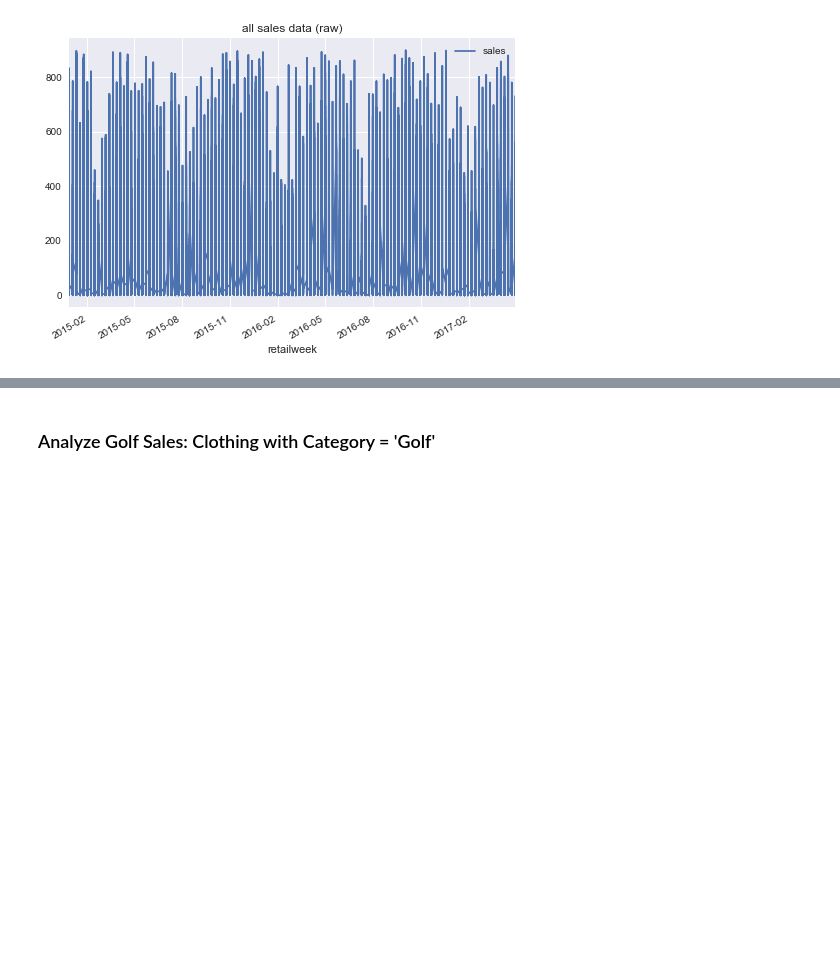
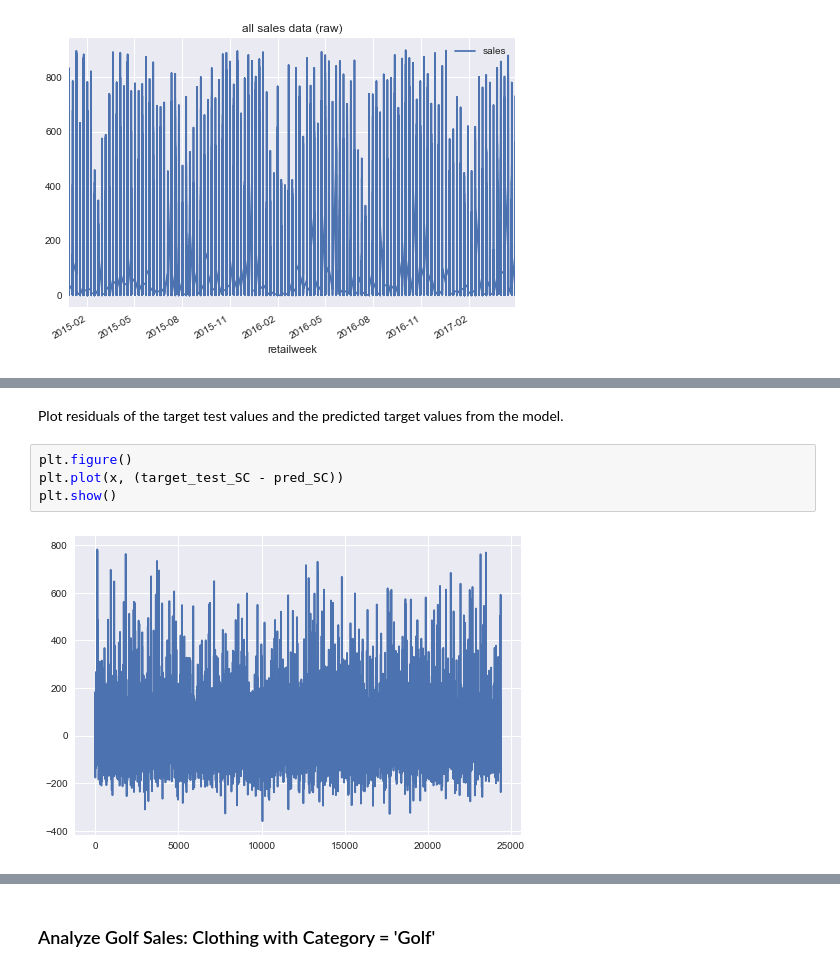
Before and after one commit to swekul/RetailSales_CaseStudy, a Jupyter notebook: RetailSales_DemandForecasting_McRoberts.ipynb, the cells around one changed output, grey strips where cells are left out. Drawn from its saved outputs; the diff is of its cells as text; blank space fills up the shorter version.

```diff
--- a/RetailSales_DemandForecasting_McRoberts.ipynb
+++ b/RetailSales_DemandForecasting_McRoberts.ipynb
@@ -725,0 +908,8 @@ plt.show()
+# %% [markdown]
+Plot residuals of the target test values and the predicted target values from the model.
+# %%
+plt.figure()
+plt.plot(x, (target_test_SC - pred_SC))
+plt.show()
+# %% [output]
+[figure, added]
```
Also changed, not shown: parts of 20 cells of this notebook.
